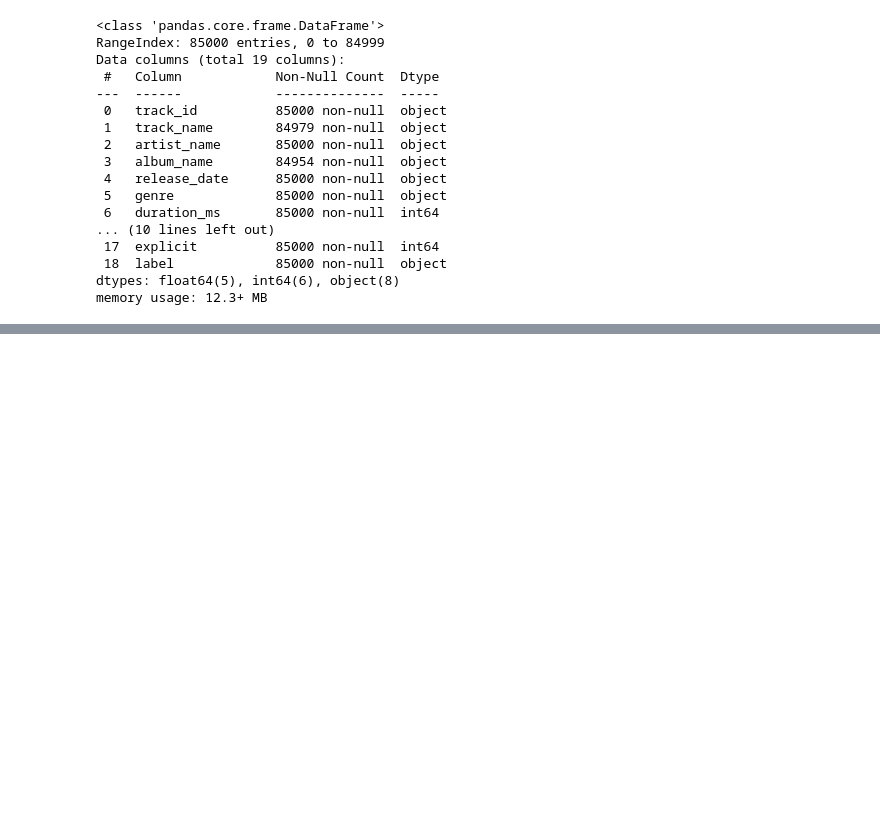
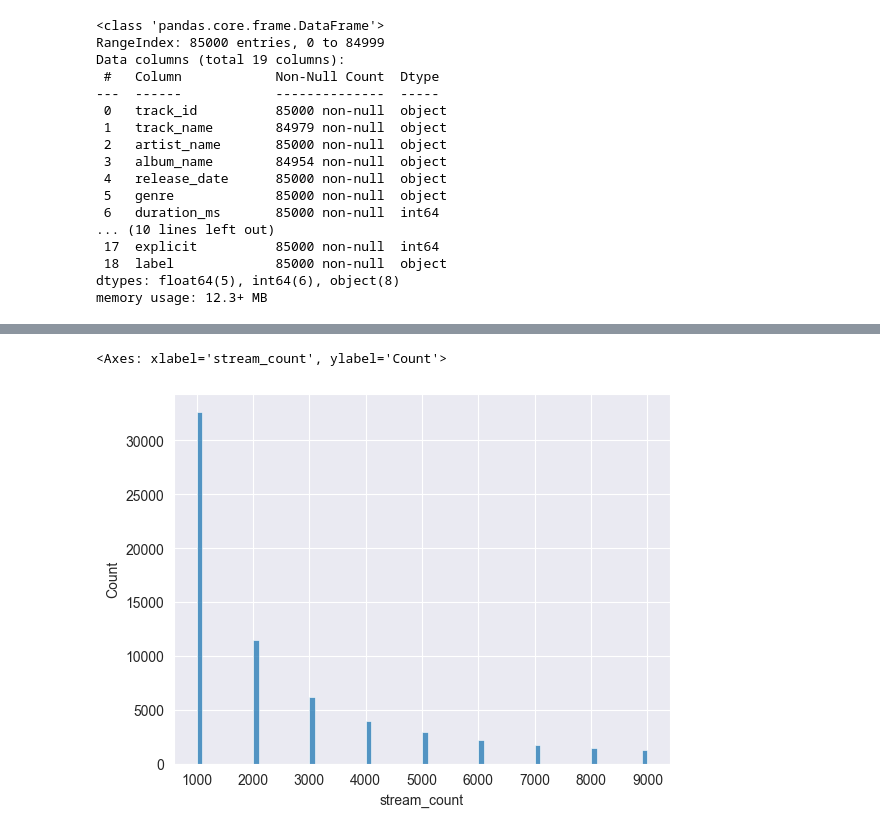
Before and after one commit to rodioniam/study_projects, a Jupyter notebook: practice/pr_1.ipynb, the cells around one changed output, grey strips where cells are left out. Cells and saved outputs as stored; diff of their text form; code cells hidden in the pictures; blank space fills up the shorter version.

```diff
--- a/practice/pr_1.ipynb
+++ b/practice/pr_1.ipynb
@@ -28,0 +86,7 @@ memory usage: 12.3+ MB
+# %%
+# i will limit the data to the 75th percentile
+df_e = df[df['stream_count'] < 10000]
+sns.histplot(df_e, x='stream_count')
+# %% [output]
+<Axes: xlabel='stream_count', ylabel='Count'>
+[figure, added]
```
Also changed, not shown: parts of 9 cells of this notebook, 2 other files.
